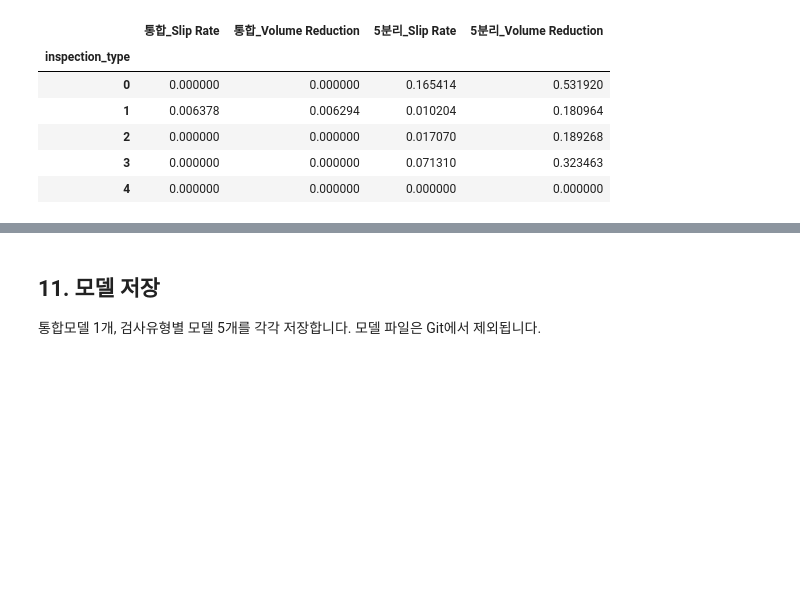
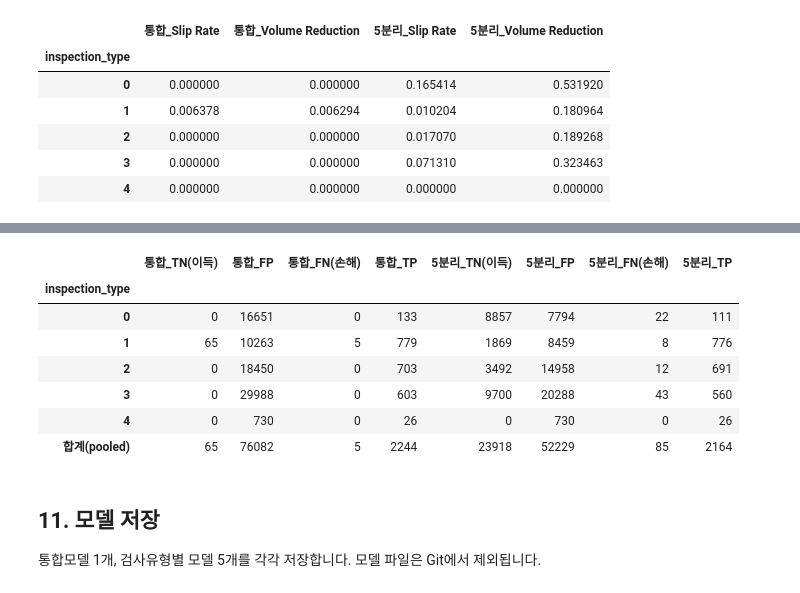
Before and after one commit to hakeee0331/seiemens_aoi_ML_practice, a Jupyter notebook: notebooks/0824_lsw_003_structure_comparison.ipynb, the cells around one changed output, grey strips where cells are left out. Saved outputs shown, nothing was run; the diff lists cells and outputs as text; code cells hidden in the pictures; blank space fills up the shorter version.

Commit message:
exp: 통합 vs 5분리 confusion matrix 원본 건수 비교 추가
비율 대신 TN/FP/FN/TP 원본 건수로 비교하는 표를 추가했다. 예측 1로
남는 TP/FP는 baseline(전량 수동검사) 대비 처리 결과가 동일하므로,
실제 변화는 TN(이득)과 FN(손해) 두 칸으로만 요약된다는 걸 코드로도
드러냈다.

```diff
--- a/notebooks/0824_lsw_003_structure_comparison.ipynb
+++ b/notebooks/0824_lsw_003_structure_comparison.ipynb
@@ -337,10 +337,15 @@ for inspection_type in sorted(unified_test_df["inspection_type"].unique()):
     y_true_type = unified_test_df.loc[type_row_mask, TARGET]
     proba_type = unified_test_proba[type_row_mask]
     y_pred_type = (proba_type >= unified_threshold).astype(int)
+    tn, fp, fn, tp = confusion_matrix(y_true_type, y_pred_type, labels=[0, 1]).ravel()
 
     unified_type_results[inspection_type] = {
         "n_test": int(type_row_mask.sum()),
         "n_test_pos": int((y_true_type == 1).sum()),
+        "tn": int(tn),
+        "fp": int(fp),
+        "fn": int(fn),
+        "tp": int(tp),
         "slip_rate": slip_rate(y_true_type, y_pred_type),
         "volume_reduction": volume_reduction(y_true_type, y_pred_type),
     }
@@ -368,3 +377,27 @@ type_comparison
+# %%
+confusion_comparison = pd.DataFrame(
+    {
+        "통합_TN(이득)": unified_type_df["tn"],
+        "통합_FP": unified_type_df["fp"],
+        "통합_FN(손해)": unified_type_df["fn"],
+        "통합_TP": unified_type_df["tp"],
+        "5분리_TN(이득)": split_results_df["tn"],
+        "5분리_FP": split_results_df["fp"],
+        "5분리_FN(손해)": split_results_df["fn"],
+        "5분리_TP": split_results_df["tp"],
+    }
+).astype(int)
+confusion_comparison.loc["합계(pooled)"] = confusion_comparison.sum()
+confusion_comparison
+# %% [output]
+|  | 통합_TN(이득) | 통합_FP | 통합_FN(손해) | 통합_TP | 5분리_TN(이득) | 5분리_FP | 5분리_FN(손해) | 5분리_TP |
+| inspection_type |  |  |  |  |  |  |  |  |
+| 0 | 0 | 16651 | 0 | 133 | 8857 | 7794 | 22 | 111 |
+| 1 | 65 | 10263 | 5 | 779 | 1869 | 8459 | 8 | 776 |
+| 2 | 0 | 18450 | 0 | 703 | 3492 | 14958 | 12 | 691 |
+| 3 | 0 | 29988 | 0 | 603 | 9700 | 20288 | 43 | 560 |
+| 4 | 0 | 730 | 0 | 26 | 0 | 730 | 0 | 26 |
+| 합계(pooled) | 65 | 76082 | 5 | 2244 | 23918 | 52229 | 85 | 2164 |
 # %% [markdown]
 ## 11. 모델 저장
 
```
Also changed, not shown: parts of 1 cell of this notebook.
